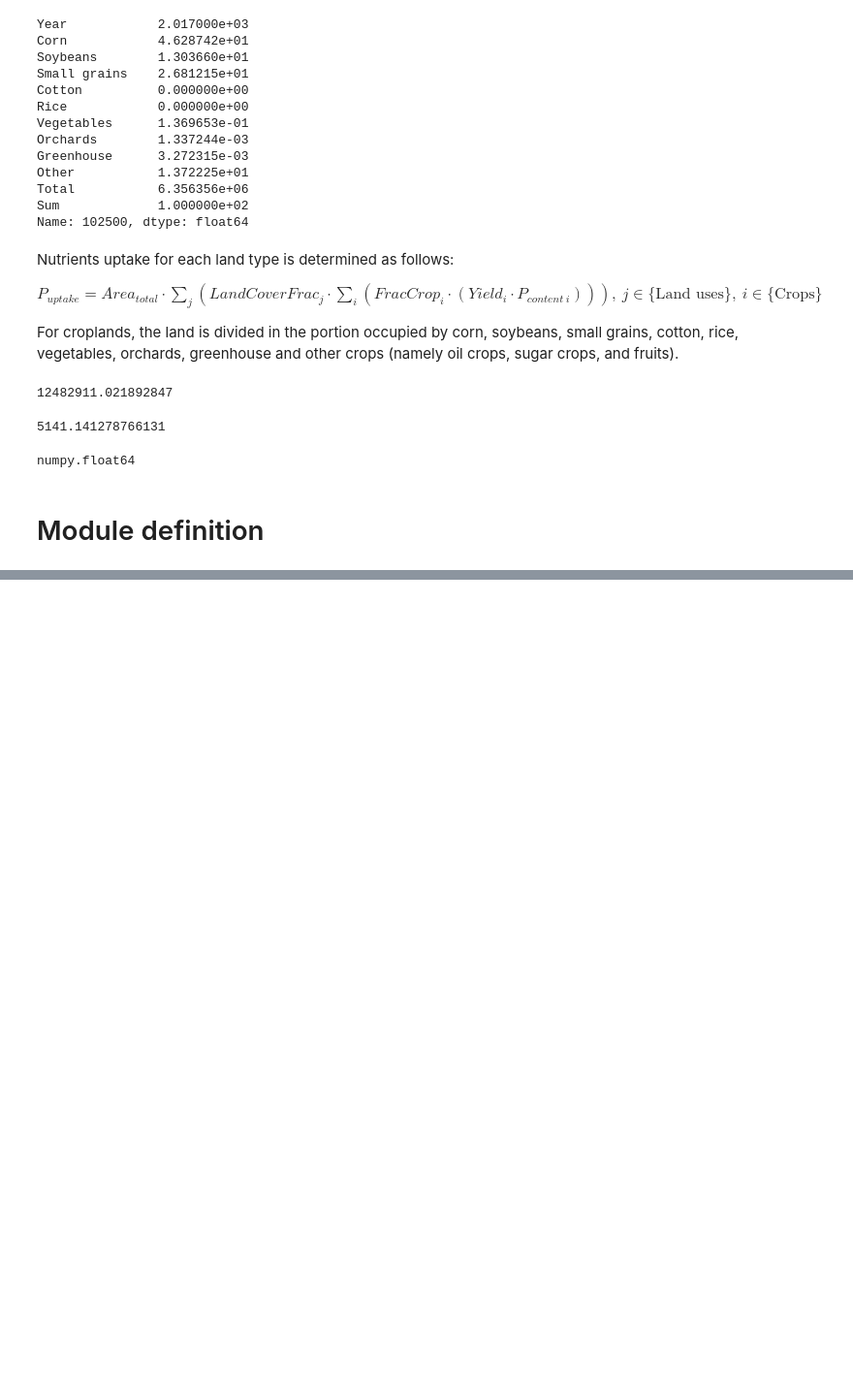
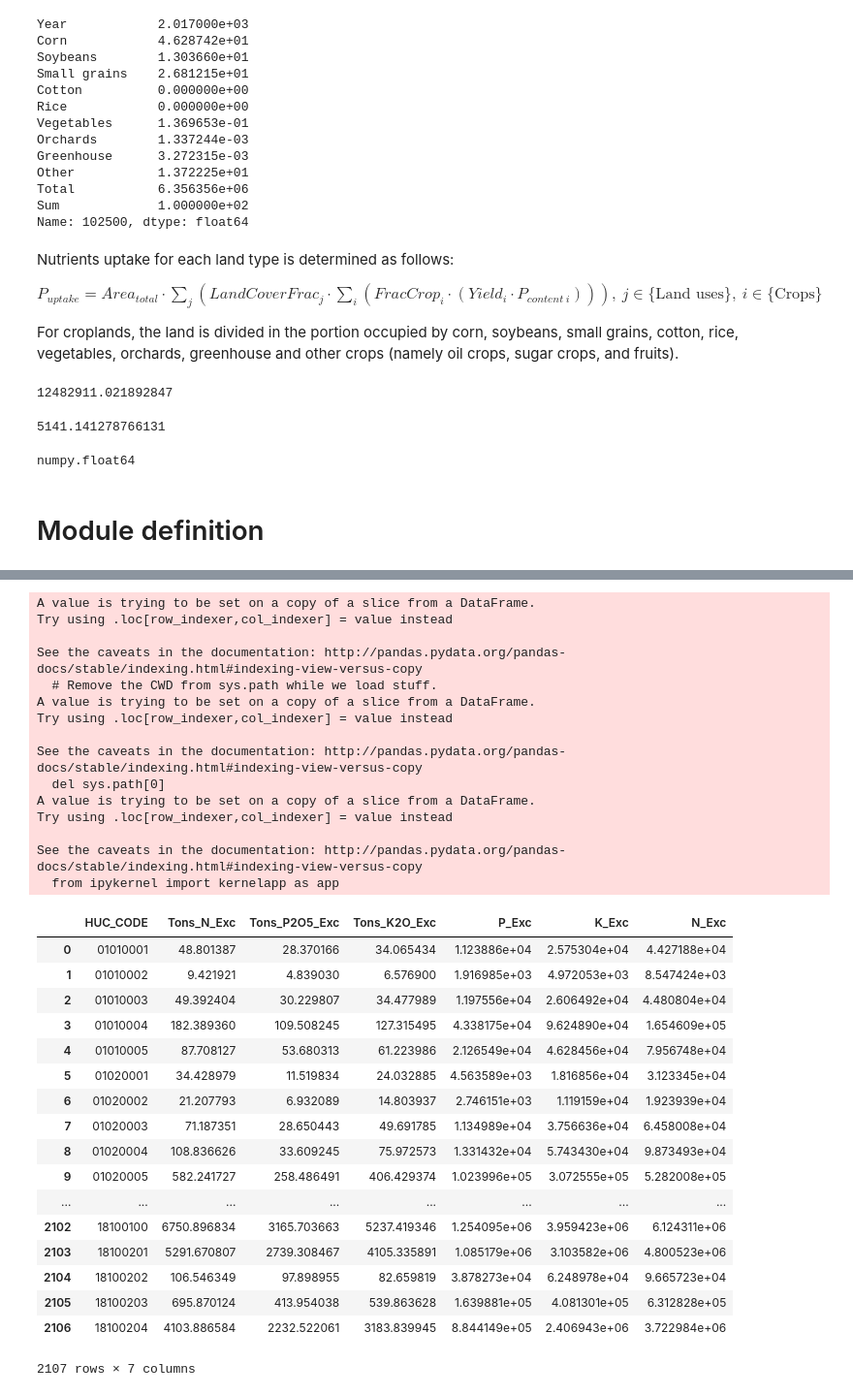
Before and after one commit to emartinher-PSEM3/Ceres, a Jupyter notebook: cereslibrary/TES/TES.ipynb, the cells around one changed output, grey strips where cells are left out. Shown at 97% size. Cells and saved outputs as stored; diff of their text form; code cells hidden in the pictures; blank space fills up the shorter version.

```diff
--- a/cereslibrary/TES/TES.ipynb
+++ b/cereslibrary/TES/TES.ipynb
@@ -965,0 +1263,56 @@ geopandas.GeoDataFrame.from_file('watershed/huc8sum.shp').set_index('HUC_8').loc
+# %%
+ManureGenerated_df = pd.read_csv('PInputs/PInputs.csv', converters={'HUC_CODE': lambda x: str(x)})
+for index, row in ManureGenerated_df.iterrows():
+    if len(row['HUC_CODE'])<8:
+        row['HUC_CODE'] = '0' + row['HUC_CODE']
+        ManureGenerated_df.loc[index, 'HUC_CODE'] = row['HUC_CODE']
+
+NutManureGenerated = ManureGenerated_df[['HUC_CODE', 'Tons_N_Exc', 'Tons_P2O5_Exc', 'Tons_K2O_Exc']]
+
+# P2O5 to P
+NutManureGenerated['P_Exc'] = NutManureGenerated['Tons_P2O5_Exc']/2.29
+
+# K2O to K
+NutManureGenerated['K_Exc'] = NutManureGenerated['Tons_K2O_Exc']/1.2
+
+NutManureGenerated['N_Exc'] = NutManureGenerated['Tons_N_Exc']
+
+#kg (from pound tons)
+NutManureGenerated[['N_Exc', 'P_Exc', 'K_Exc']] = NutManureGenerated [['N_Exc', 'P_Exc', 'K_Exc']].apply(lambda x: x*2000*0.4535924)
+
+NutManureGenerated.to_csv('DatabasesClean/NutManureGenerated.csv', index=False)
+NutManureGenerated
+# %% [output]
+A value is trying to be set on a copy of a slice from a DataFrame.
+Try using .loc[row_indexer,col_indexer] = value instead
+
+See the caveats in the documentation: http://pandas.pydata.org/pandas-docs/stable/indexing.html#indexing-view-versus-copy
+  # Remove the CWD from sys.path while we load stuff.
+A value is trying to be set on a copy of a slice from a DataFrame.
+Try using .loc[row_indexer,col_indexer] = value instead
+
+See the caveats in the documentation: http://pandas.pydata.org/pandas-docs/stable/indexing.html#indexing-view-versus-copy
+  del sys.path[0]
+A value is trying to be set on a copy of a slice from a DataFrame.
+Try using .loc[row_indexer,col_indexer] = value instead
+
+See the caveats in the documentation: http://pandas.pydata.org/pandas-docs/stable/indexing.html#indexing-view-versus-copy
+  from ipykernel import kernelapp as app
+|  | HUC_CODE | Tons_N_Exc | Tons_P2O5_Exc | Tons_K2O_Exc | P_Exc | K_Exc | N_Exc |
+| 0 | 01010001 | 48.801387 | 28.370166 | 34.065434 | 1.123886e+04 | 2.575304e+04 | 4.427188e+04 |
+| 1 | 01010002 | 9.421921 | 4.839030 | 6.576900 | 1.916985e+03 | 4.972053e+03 | 8.547424e+03 |
+| 2 | 01010003 | 49.392404 | 30.229807 | 34.477989 | 1.197556e+04 | 2.606492e+04 | 4.480804e+04 |
+| 3 | 01010004 | 182.389360 | 109.508245 | 127.315495 | 4.338175e+04 | 9.624890e+04 | 1.654609e+05 |
+| 4 | 01010005 | 87.708127 | 53.680313 | 61.223986 | 2.126549e+04 | 4.628456e+04 | 7.956748e+04 |
+| 5 | 01020001 | 34.428979 | 11.519834 | 24.032885 | 4.563589e+03 | 1.816856e+04 | 3.123345e+04 |
+| 6 | 01020002 | 21.207793 | 6.932089 | 14.803937 | 2.746151e+03 | 1.119159e+04 | 1.923939e+04 |
+| 7 | 01020003 | 71.187351 | 28.650443 | 49.691785 | 1.134989e+04 | 3.756636e+04 | 6.458008e+04 |
+| 8 | 01020004 | 108.836626 | 33.609245 | 75.972573 | 1.331432e+04 | 5.743430e+04 | 9.873493e+04 |
+| 9 | 01020005 | 582.241727 | 258.486491 | 406.429374 | 1.023996e+05 | 3.072555e+05 | 5.282008e+05 |
+| ... | ... | ... | ... | ... | ... | ... | ... |
+| 2102 | 18100100 | 6750.896834 | 3165.703663 | 5237.419346 | 1.254095e+06 | 3.959423e+06 | 6.124311e+06 |
+| 2103 | 18100201 | 5291.670807 | 2739.308467 | 4105.335891 | 1.085179e+06 | 3.103582e+06 | 4.800523e+06 |
+| 2104 | 18100202 | 106.546349 | 97.898955 | 82.659819 | 3.878273e+04 | 6.248978e+04 | 9.665723e+04 |
+| 2105 | 18100203 | 695.870124 | 413.954038 | 539.863628 | 1.639881e+05 | 4.081301e+05 | 6.312828e+05 |
+| 2106 | 18100204 | 4103.886584 | 2232.522061 | 3183.839945 | 8.844149e+05 | 2.406943e+06 | 3.722984e+06 |
+2107 rows × 7 columns
```
Also changed, not shown: parts of 15 cells of this notebook, 22 other files.
